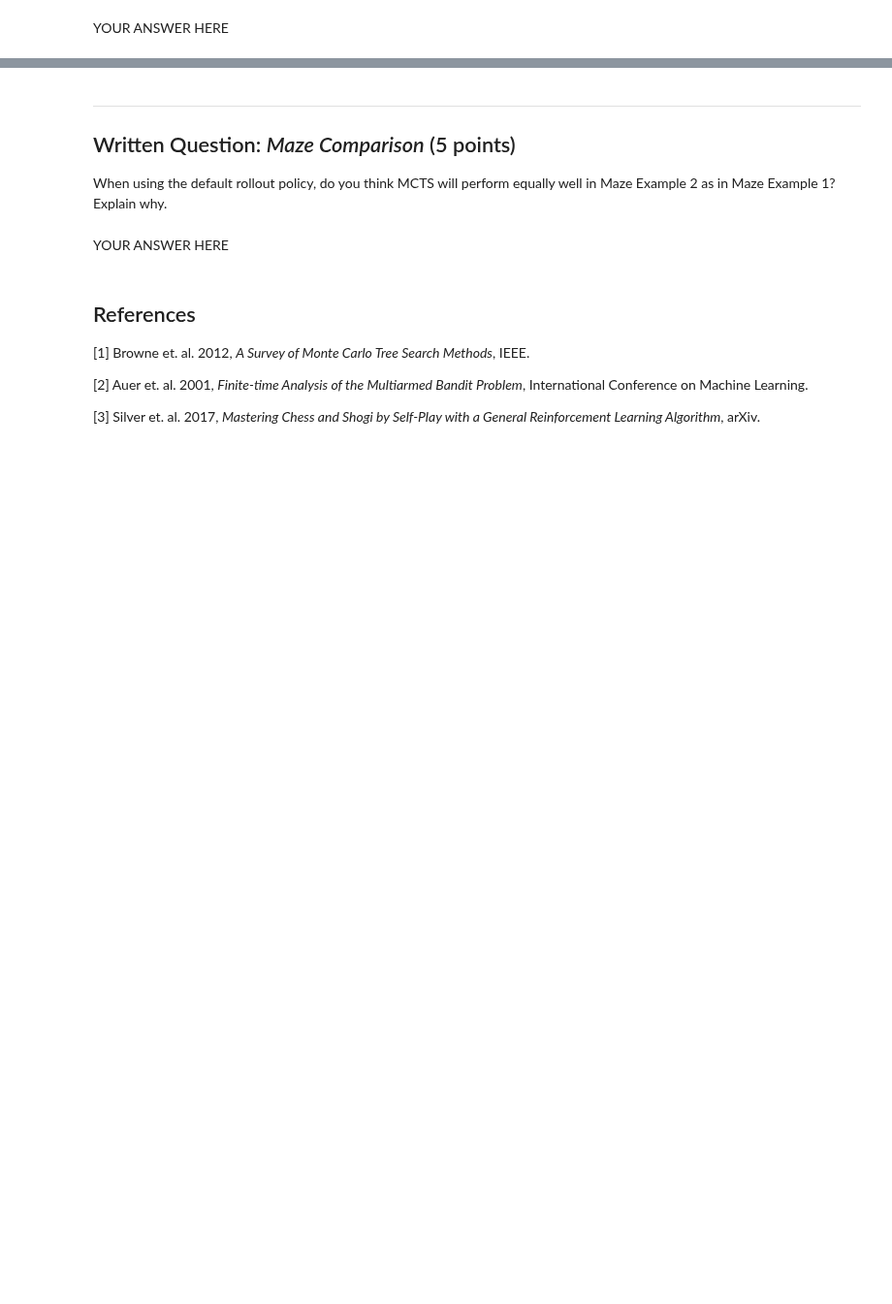
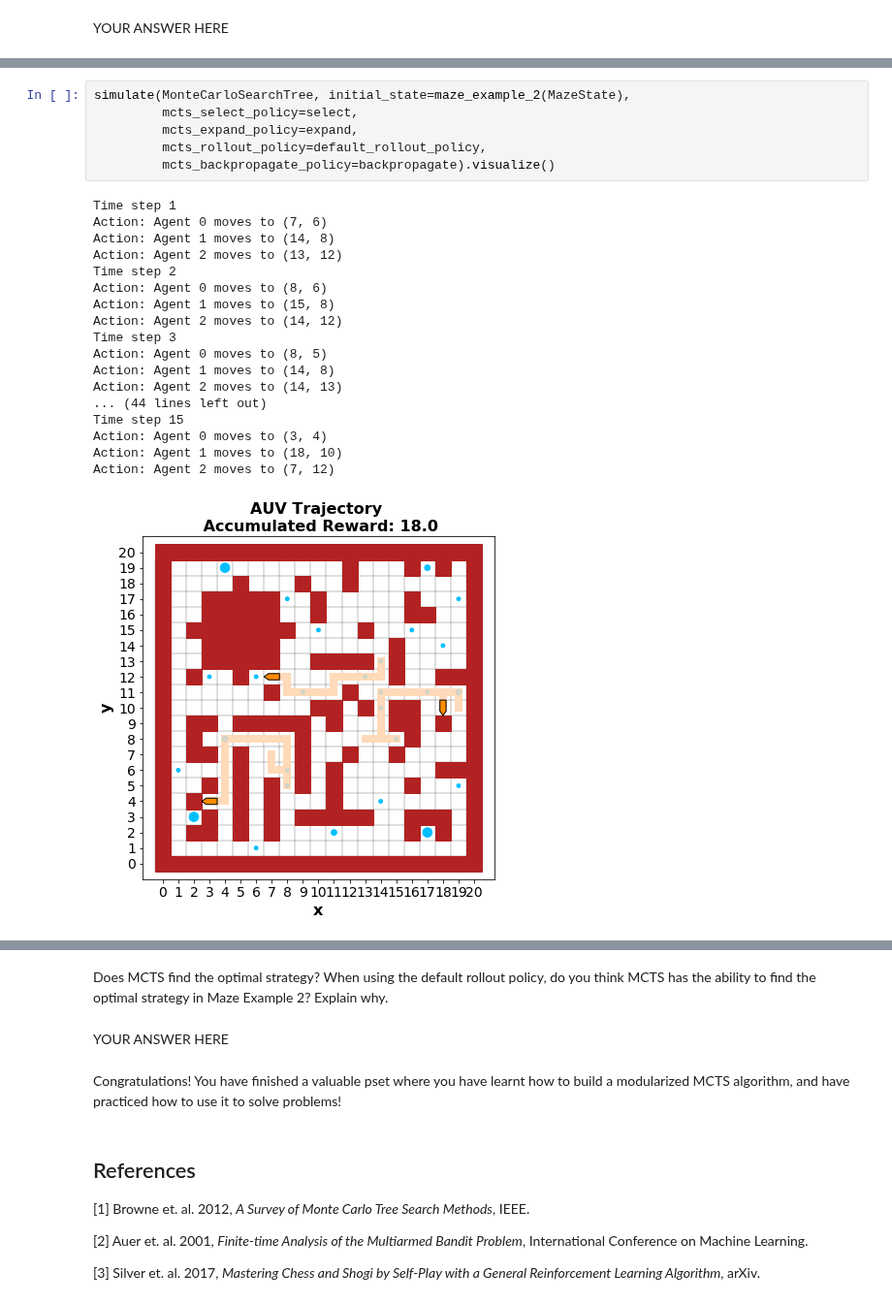
Before and after one commit to canpu/mcts-tutorial, a Jupyter notebook: pset/pset_mcts_collaboration.ipynb, the cells around one changed output, grey strips where cells are left out. Shown at 97% size. Saved outputs shown, nothing was run; the diff lists cells and outputs as text; blank space fills up the shorter version.

```diff
--- a/pset/pset_mcts_collaboration.ipynb
+++ b/pset/pset_mcts_collaboration.ipynb
@@ -492,0 +511,25 @@ simulate(maze_example_2()).visualize()
+# %%
+simulate(MonteCarloSearchTree, initial_state=maze_example_2(MazeState),
+         mcts_select_policy=select,
+         mcts_expand_policy=expand,
+         mcts_rollout_policy=default_rollout_policy,
+         mcts_backpropagate_policy=backpropagate).visualize()
+# %% [output]
+Time step 1
+Action: Agent 0 moves to (7, 6)
+Action: Agent 1 moves to (14, 8)
+Action: Agent 2 moves to (13, 12)
+Time step 2
+Action: Agent 0 moves to (8, 6)
+Action: Agent 1 moves to (15, 8)
+Action: Agent 2 moves to (14, 12)
+Time step 3
+Action: Agent 0 moves to (8, 5)
+Action: Agent 1 moves to (14, 8)
+Action: Agent 2 moves to (14, 13)
+... (44 lines left out)
+Time step 15
+Action: Agent 0 moves to (3, 4)
+Action: Agent 1 moves to (18, 10)
+Action: Agent 2 moves to (7, 12)
+[figure, added]
@@ -493,11 +537,9 @@ simulate(maze_example_2()).visualize()
 # %% [markdown]
----
-## Written Question: *Maze Comparison* (5 points) <a id="written-comparison"/>
-
-
-When using the default rollout policy, do you think MCTS will perform equally well in Maze Example 2 as in Maze Example 1? Explain why.
+Does MCTS find the optimal strategy? When using the default rollout policy, do you think MCTS has the ability to find the optimal strategy in Maze Example 2? Explain why.
 # %% [markdown]
 YOUR ANSWER HERE
+# %% [markdown]
+Congratulations! You have finished a valuable pset where you have learnt how to build a modularized MCTS algorithm, and have practiced how to use it to solve problems!
 # %% [markdown]
 ## References <a id="references">
 [1] Browne et. al. 2012, *A Survey of Monte Carlo Tree Search Methods*, IEEE.
```
Also changed, not shown: parts of 23 cells of this notebook, 1 other file.
